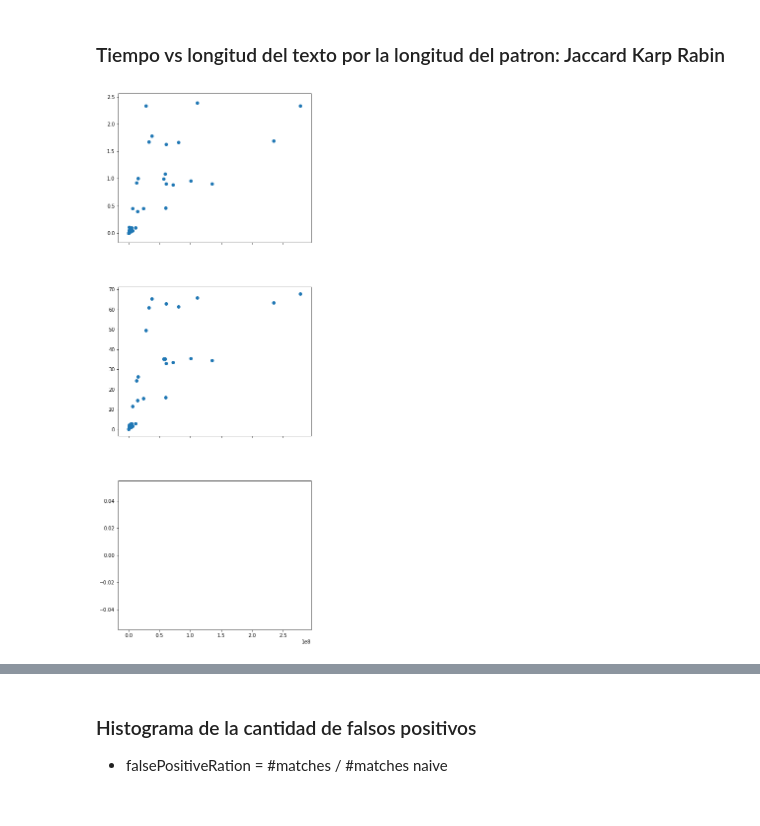
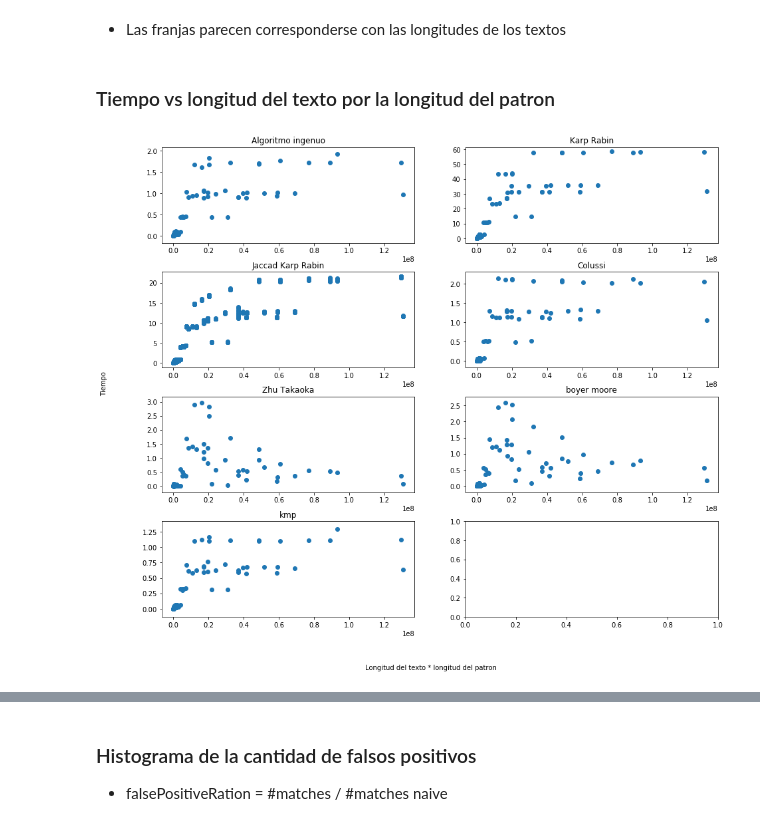
Before and after one commit to LeoCenturion/tda, a Jupyter notebook: Untitled.ipynb, the cells around one changed output, grey strips where cells are left out. Saved outputs shown, nothing was run; the diff lists cells and outputs as text; code cells hidden in the pictures.

```diff
--- a/Untitled.ipynb
+++ b/Untitled.ipynb
@@ -15,0 +11,6 @@ df =df[["text", "len_text", "pattern", "len_pattern", "algorithm", "time", "matc
+# %%
+df1 = pd.read_csv("results.csv")
+df1 =df1[["text", "len_text", "pattern", "len_pattern", "algorithm", "time", "matches"]]
+df2 = pd.read_csv("results2.csv")
+df2= df2[["text", "len_text", "pattern", "len_pattern", "algorithm", "time", "matches"]]
+df = df1.merge(df2,how="outer")
@@ -16,4 +21,6 @@ df =df[["text", "len_text", "pattern", "len_pattern", "algorithm", "time", "matc
+# %%
+df = df.drop_duplicates()
 # %%
-df.time=df.time.map(lambda x: int(x))
+df.time=df.time.map(lambda x: float(x))
 df.len_text=df.len_text.map(lambda x: int(x))
 df.len_pattern=df.len_pattern.map(lambda x: int(x))
@@ -48,18 +184,43 @@ plt.show()
+# %% [markdown]
+* Las franjas parecen corresponderse con las longitudes de los textos
 # %% [markdown]
-### Tiempo vs longitud del texto por la longitud del patron: Jaccard Karp Rabin
+### Tiempo vs longitud del texto por la longitud del patron
 # %%
+df["text*pattern"] = df[["len_text","len_pattern"]].apply(lambda row: int(row[0])*int(row[1]),axis=1)
+%matplotlib inline
+f, axarr = plt.subplots(4,2, sharex=False)
+axarr[0][0].scatter(y=df[df.algorithm=="naive"]["time"],x=df["text*pattern"][df.algorithm=="naive"])
+axarr[0][0].set_title("Algoritmo ingenuo")
 
+axarr[0][1].scatter(y=df["time"][df.algorithm=="kr"],x=df["text*pattern"][df.algorithm=="kr"])
+axarr[0][1].set_title("Karp Rabin")
 
-df["text*pattern"] = df[["len_text","len_pattern"]].apply(lambda row: int(row[0])*int(row[1]),axis=1)
-f, axarr = plt.subplots(3, sharex=True)
-axarr[0].scatter(y=df[df.algorithm=="naive"]["time"],x=df["text*pattern"][df.algorithm=="naive"])
-axarr[1].scatter(y=df["time"][df.algorithm=="kr"],x=df["text*pattern"][df.algorithm=="kr"])
-axarr[2].scatter(y=df[df.algorithm!="naive"][df.algorithm!="kr"]["time"].values,\
-            x=df[df.algorithm!="naive"][df.algorithm!="kr"]["text*pattern"].values)
+axarr[1][0].scatter(y=df[df.algorithm.map(lambda x: x[:3] == "jkr")]["time"].values,\
+            x=df[df.algorithm.map(lambda x: x[:3] == "jkr")]["text*pattern"].values)
+axarr[1][0].set_title("Jaccad Karp Rabin")
+
+axarr[1][1].scatter(y=df[df.algorithm == "colussi"]["time"].values,\
+            x=df[df.algorithm == "colussi"]["text*pattern"].values)
+axarr[1][1].set_title("Colussi")
+
+axarr[2][0].scatter(y=df[df.algorithm == "zhu takaoka"]["time"].values,\
+            x=df[df.algorithm == "zhu takaoka"]["text*pattern"].values)
+axarr[2][0].set_title("Zhu Takaoka")
+
+axarr[2][1].scatter(y=df[df.algorithm == "boyer moore"]["time"].values,\
+            x=df[df.algorithm == "boyer moore"]["text*pattern"].values)
+axarr[2][1].set_title("boyer moore")
+
+axarr[3][0].scatter(y=df[df.algorithm == "kmp"]["time"].values,\
+            x=df[df.algorithm == "kmp"]["text*pattern"].values)
+axarr[3][0].set_title("kmp")
+
 f.subplots_adjust(hspace=0.3)
-f.set_figheight(20)
-f.set_figwidth(7)
+f.set_figheight(13)
+f.set_figwidth(15)
+f.text(0.5, 0.04, 'Longitud del texto * longitud del patron', ha='center')
+f.text(0.04, 0.5, 'Tiempo', va='center', rotation='vertical')
 plt.show()
 # %% [output]
-[figure, old version]
+[figure, new version]
 # %%
```
Also changed, not shown: parts of 52 cells of this notebook, 42 other files.
